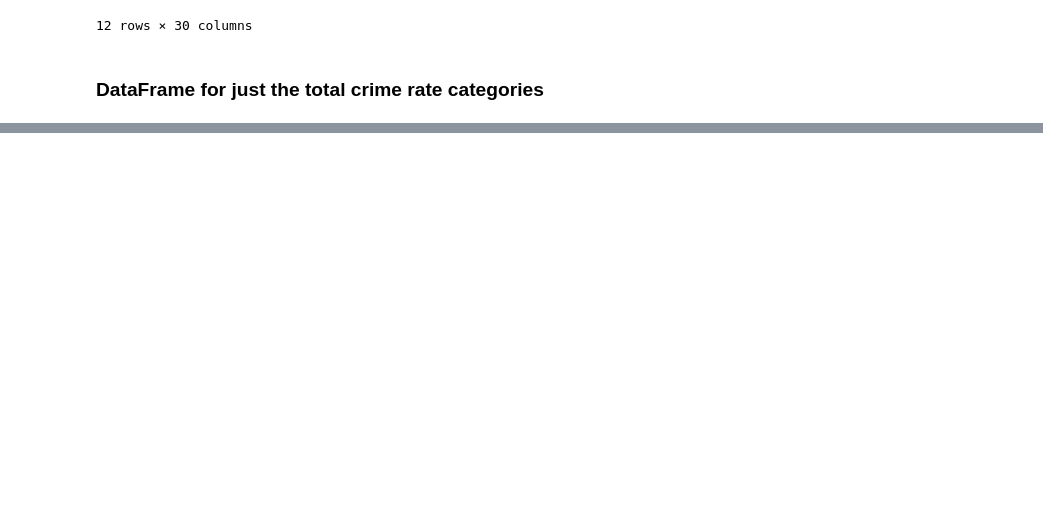
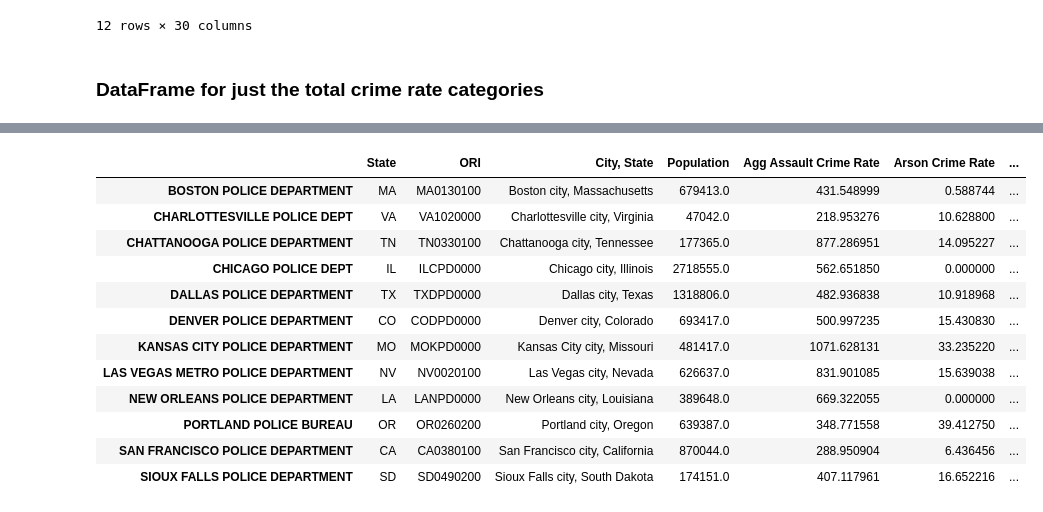
Before and after one commit to meghanvl/project_won, a Jupyter notebook: PD_Pop_Crime_Rates.ipynb, the cells around one changed output, grey strips where cells are left out. Drawn from its saved outputs; the diff is of its cells as text; code cells hidden in the pictures; blank space fills up the shorter version.

Commit message:
adding crime rate

```diff
--- a/PD_Pop_Crime_Rates.ipynb
+++ b/PD_Pop_Crime_Rates.ipynb
@@ -232,3 +232,28 @@ total_prop_rates_df
 | PORTLAND POLICE BUREAU | OR | OR0260200 | Portland city, Oregon | 639387.0 | 252 | 6432 | 4200 | 23820 | 34452 | ... |
 | SAN FRANCISCO POLICE DEPARTMENT | CA | CA0380100 | San Francisco city, California | 870044.0 | 56 | 4249 | 4644 | 39887 | 48780 | ... |
 | SIOUX FALLS POLICE DEPARTMENT | SD | SD0490200 | Sioux Falls city, South Dakota | 174151.0 | 29 | 658 | 695 | 4300 | 5653 | ... |
+# %%
+#just crime rates and details
+crime_rates_only_df = pd.DataFrame(all_crime_rates[['State', 'ORI', 'City, State', 'Population',
+                                                    'Agg Assault Crime Rate', 'Arson Crime Rate', 'Auto Theft Crime Rate',
+                                                    'Burglary Crime Rate', 'Homicide Crime Rate', 'Larceny Crime Rate',
+                                                    'Property Crime Rate', 'Robbery Crime Rate', 'Sex Crimes Rate',
+                                                    'Violent Crime Rate', 'Total Crime Rate', 'Total Person Crime Rate',
+                                                    'Total Property Crime Rate']])
+
+crime_rates_only_df.to_csv("CSV_Files/Crime_Rates/crime_rates_only.csv", encoding="utf-8")
+crime_rates_only_df
+# %% [output]
+|  | State | ORI | City, State | Population | Agg Assault Crime Rate | Arson Crime Rate | ... |
+| BOSTON POLICE DEPARTMENT | MA | MA0130100 | Boston city, Massachusetts | 679413.0 | 431.548999 | 0.588744 | ... |
+| CHARLOTTESVILLE POLICE DEPT | VA | VA1020000 | Charlottesville city, Virginia | 47042.0 | 218.953276 | 10.628800 | ... |
+| CHATTANOOGA POLICE DEPARTMENT | TN | TN0330100 | Chattanooga city, Tennessee | 177365.0 | 877.286951 | 14.095227 | ... |
+| CHICAGO POLICE DEPT | IL | ILCPD0000 | Chicago city, Illinois | 2718555.0 | 562.651850 | 0.000000 | ... |
+| DALLAS POLICE DEPARTMENT | TX | TXDPD0000 | Dallas city, Texas | 1318806.0 | 482.936838 | 10.918968 | ... |
+| DENVER POLICE DEPARTMENT | CO | CODPD0000 | Denver city, Colorado | 693417.0 | 500.997235 | 15.430830 | ... |
+| KANSAS CITY POLICE DEPARTMENT | MO | MOKPD0000 | Kansas City city, Missouri | 481417.0 | 1071.628131 | 33.235220 | ... |
+| LAS VEGAS METRO POLICE DEPARTMENT | NV | NV0020100 | Las Vegas city, Nevada | 626637.0 | 831.901085 | 15.639038 | ... |
+| NEW ORLEANS POLICE DEPARTMENT | LA | LANPD0000 | New Orleans city, Louisiana | 389648.0 | 669.322055 | 0.000000 | ... |
+| PORTLAND POLICE BUREAU | OR | OR0260200 | Portland city, Oregon | 639387.0 | 348.771558 | 39.412750 | ... |
+| SAN FRANCISCO POLICE DEPARTMENT | CA | CA0380100 | San Francisco city, California | 870044.0 | 288.950904 | 6.436456 | ... |
+| SIOUX FALLS POLICE DEPARTMENT | SD | SD0490200 | Sioux Falls city, South Dakota | 174151.0 | 407.117961 | 16.652216 | ... |
```
Also changed, not shown: 1 other file.
